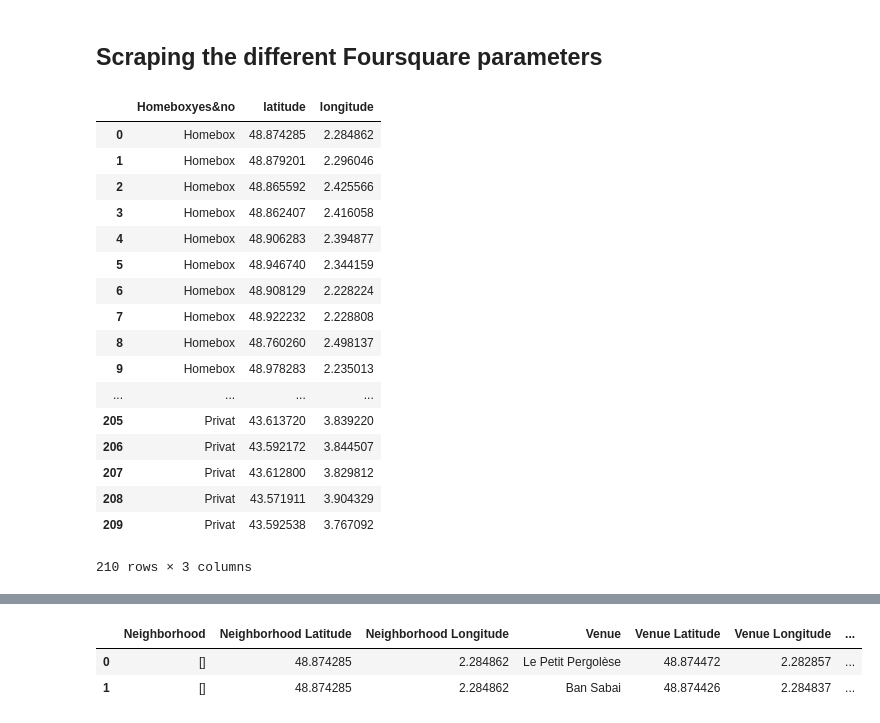
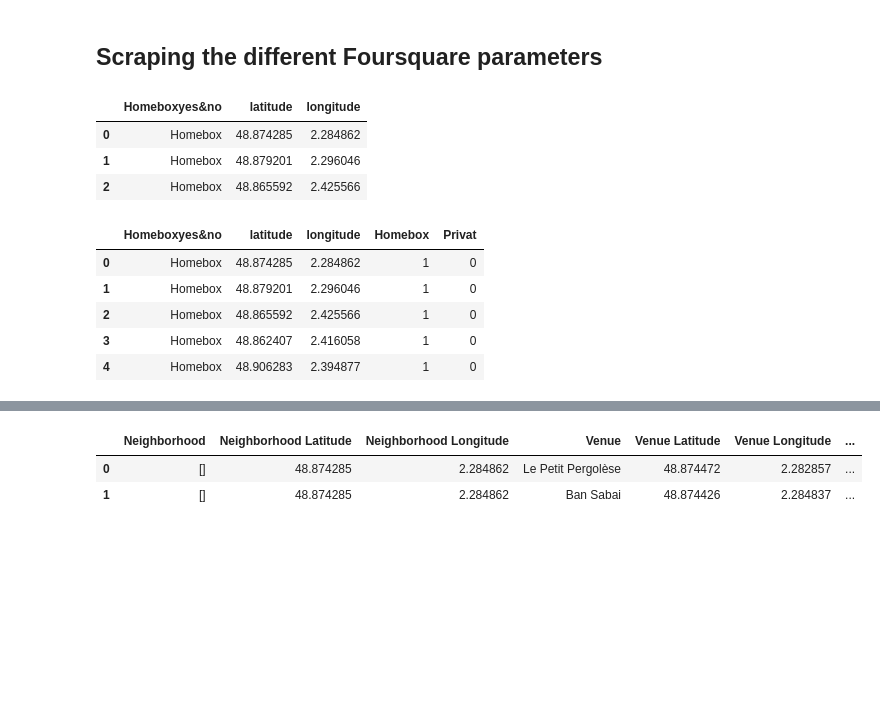
Before and after one commit to loth84/github-example, a Jupyter notebook: Scraping_home_box.ipynb, the cells around one changed output, grey strips where cells are left out. Saved outputs shown, nothing was run; the diff lists cells and outputs as text; code cells hidden in the pictures; blank space fills up the shorter version.

```diff
--- a/Scraping_home_box.ipynb
+++ b/Scraping_home_box.ipynb
@@ -292,25 +288,23 @@ df1.to_csv('HomeboxCordinate.csv')
 ##  Scraping the different Foursquare parameters
 # %%
 df2 = pd.read_csv('HomeboxCordinate.csv')
-#df2=df2[0:2]
-df2=df2.drop(['Unnamed: 0'],axis=1)
-df2
+#df2[0:2]
+df2=df2.drop(['Unnamed: 0'], axis=1)
+df2[0:3]
 # %% [output]
 |  | Homeboxyes&no | latitude | longitude |
 | 0 | Homebox | 48.874285 | 2.284862 |
 | 1 | Homebox | 48.879201 | 2.296046 |
 | 2 | Homebox | 48.865592 | 2.425566 |
-| 3 | Homebox | 48.862407 | 2.416058 |
-| 4 | Homebox | 48.906283 | 2.394877 |
-| 5 | Homebox | 48.946740 | 2.344159 |
-| 6 | Homebox | 48.908129 | 2.228224 |
-| 7 | Homebox | 48.922232 | 2.228808 |
-| 8 | Homebox | 48.760260 | 2.498137 |
-| 9 | Homebox | 48.978283 | 2.235013 |
-| ... | ... | ... | ... |
-| 205 | Privat | 43.613720 | 3.839220 |
-| 206 | Privat | 43.592172 | 3.844507 |
-| 207 | Privat | 43.612800 | 3.829812 |
-| 208 | Privat | 43.571911 | 3.904329 |
-| 209 | Privat | 43.592538 | 3.767092 |
-210 rows × 3 columns
+# %%
+#Feature = df[['Principal','terms','age','Gender','weekend']]
+Feature = pd.concat([df2,pd.get_dummies(df2['Homeboxyes&no'])], axis=1)
+#Feature.drop(['Homeboxyes&no'], axis = 1,inplace=True)
+Feature.head()
+# %% [output]
+|  | Homeboxyes&no | latitude | longitude | Homebox | Privat |
+| 0 | Homebox | 48.874285 | 2.284862 | 1 | 0 |
+| 1 | Homebox | 48.879201 | 2.296046 | 1 | 0 |
+| 2 | Homebox | 48.865592 | 2.425566 | 1 | 0 |
+| 3 | Homebox | 48.862407 | 2.416058 | 1 | 0 |
+| 4 | Homebox | 48.906283 | 2.394877 | 1 | 0 |
```
Also changed, not shown: parts of 27 cells of this notebook, 15 other files.
